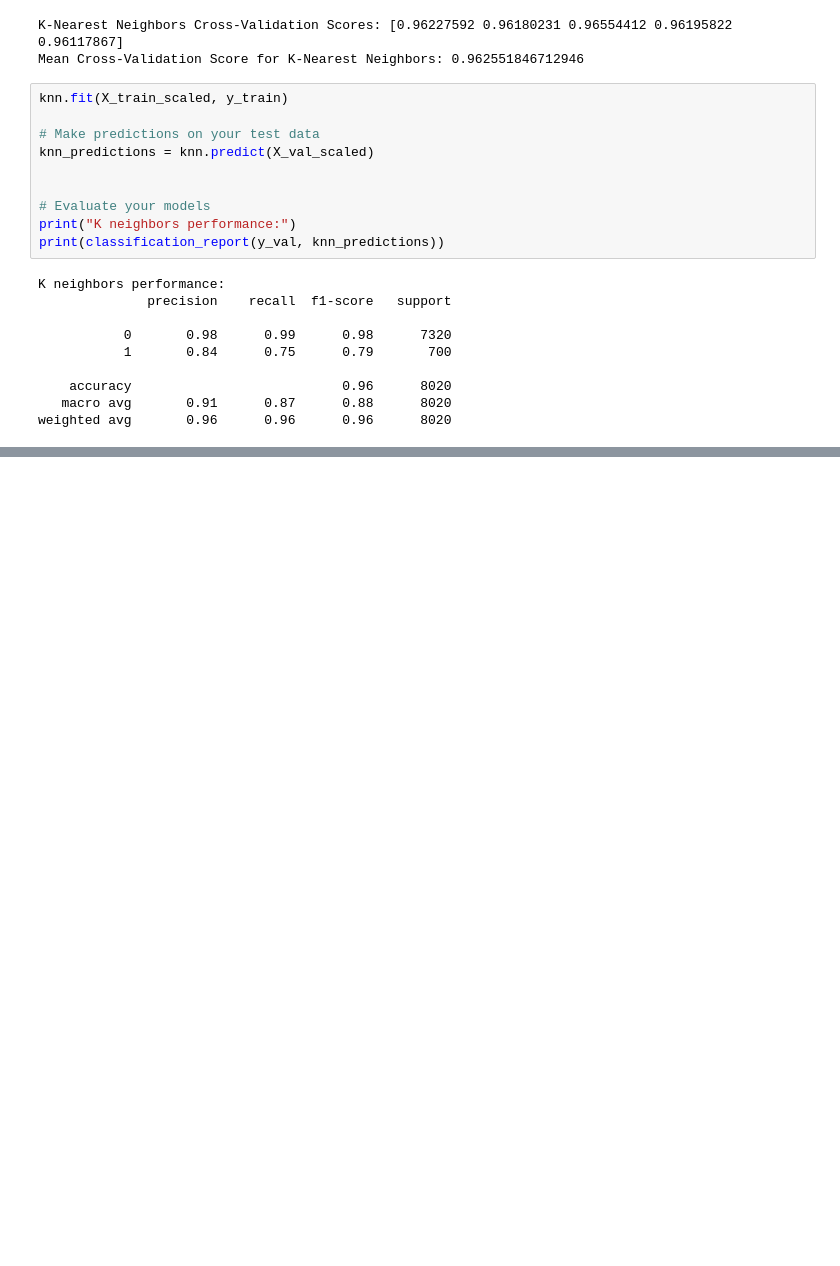
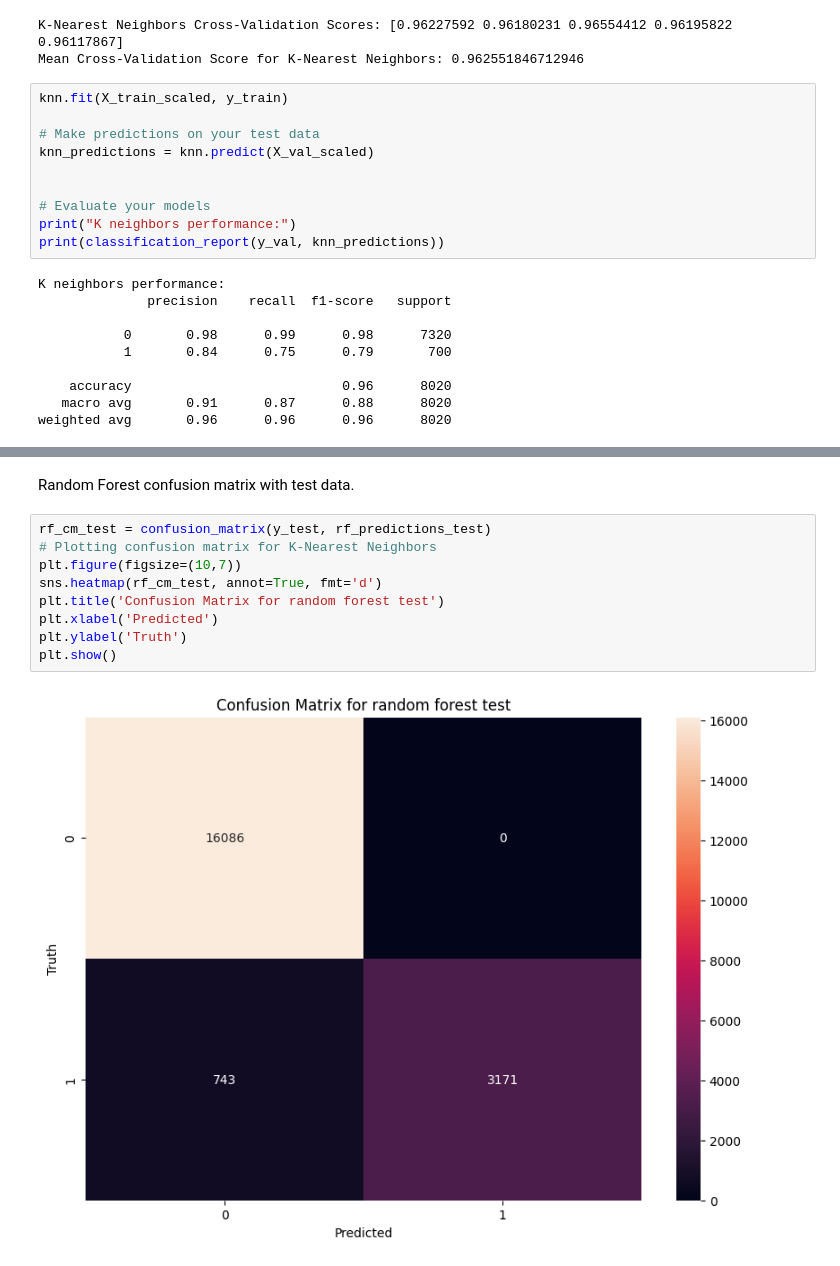
Before and after one commit to mau-JS/OracleML, a Jupyter notebook: CreditML.ipynb, the cells around one changed output, grey strips where cells are left out. Drawn from its saved outputs; the diff is of its cells as text; blank space fills up the shorter version.

```diff
--- a/CreditML.ipynb
+++ b/CreditML.ipynb
@@ -970,0 +1115,13 @@ plt.show()
+# %% [markdown]
+Random Forest confusion matrix with test data.
+# %%
+rf_cm_test = confusion_matrix(y_test, rf_predictions_test)
+# Plotting confusion matrix for K-Nearest Neighbors
+plt.figure(figsize=(10,7))
+sns.heatmap(rf_cm_test, annot=True, fmt='d')
+plt.title('Confusion Matrix for random forest test')
+plt.xlabel('Predicted')
+plt.ylabel('Truth')
+plt.show()
+# %% [output]
+[figure, added]
```
Also changed, not shown: parts of 16 cells of this notebook.
